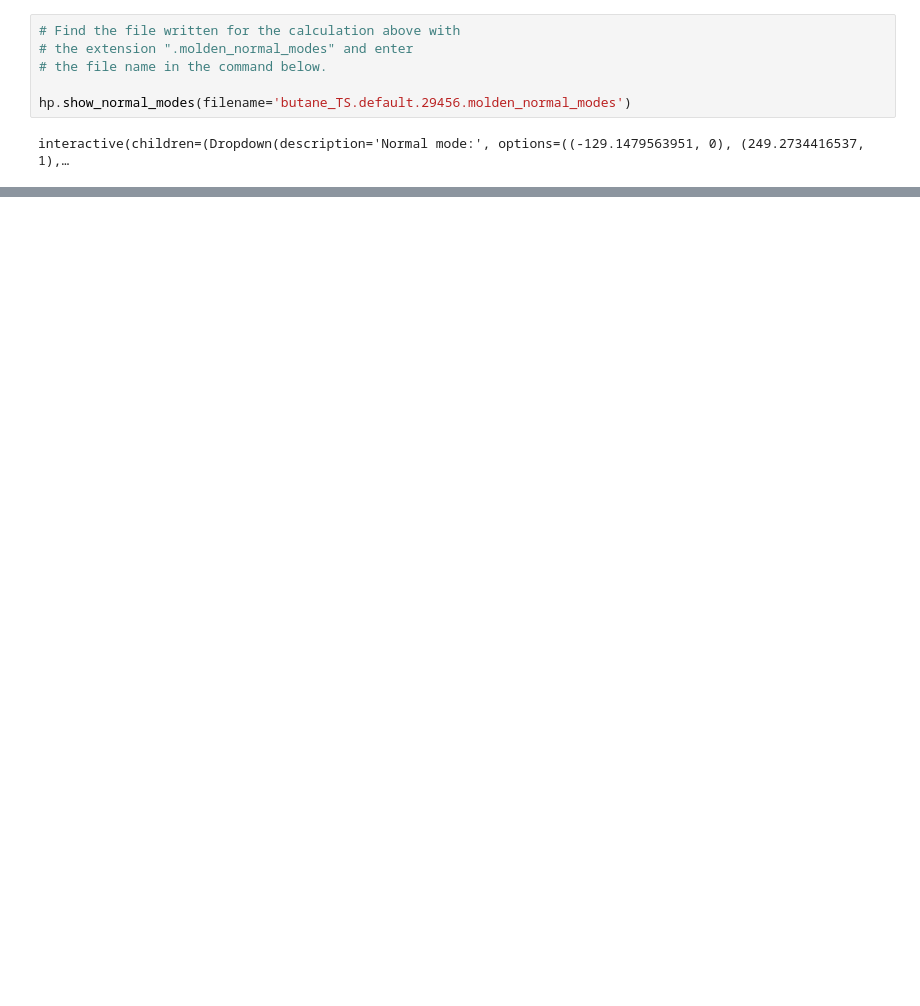
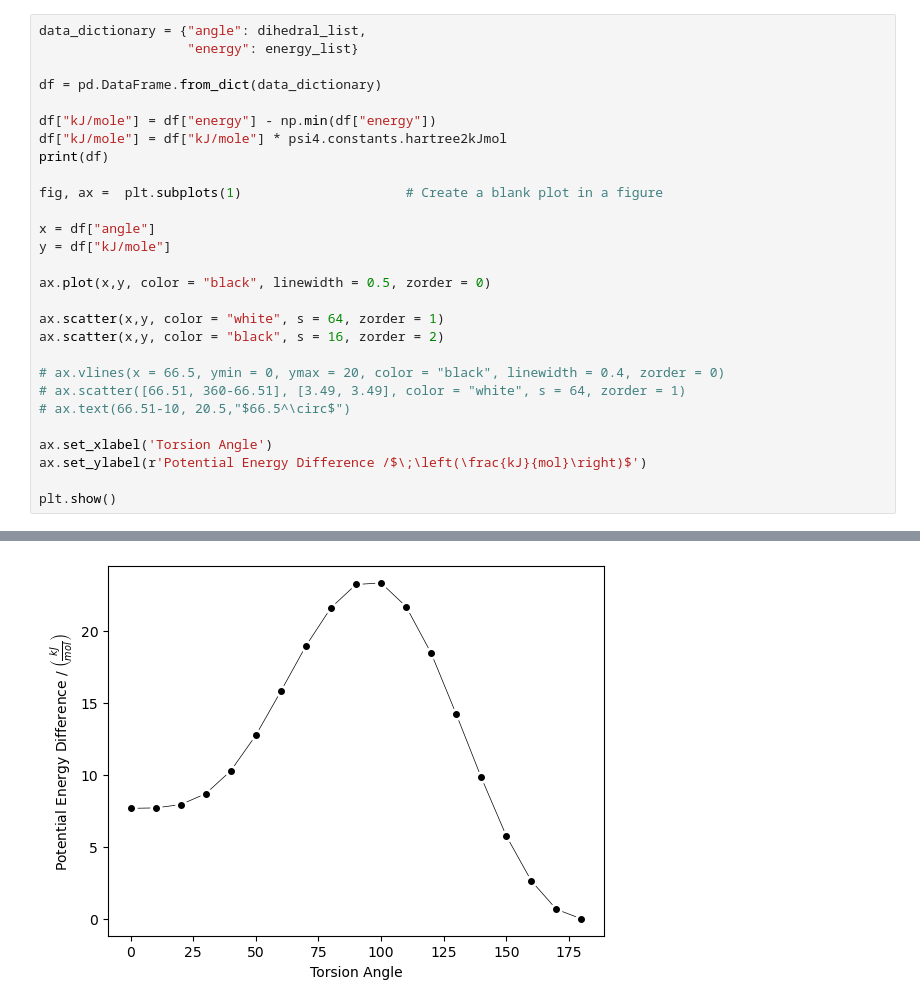
Before and after one commit to blinkletter/TryingPsi4andMore, a Jupyter notebook: 7-psi4-TS-butadiene_rotation.ipynb, the cells around one changed output, grey strips where cells are left out. Saved outputs shown, nothing was run; the diff lists cells and outputs as text; blank space fills up the shorter version.

```diff
--- a/7-psi4-TS-butadiene_rotation.ipynb
+++ b/7-psi4-TS-butadiene_rotation.ipynb
@@ -177,8 +146,29 @@ We conclude that the transition state structure is likely correct (we're not say
-# %%
-# Find the file written for the calculation above with
-# the extension ".molden_normal_modes" and enter
-# the file name in the command below.
-
-hp.show_normal_modes(filename='butane_TS.default.29456.molden_normal_modes')
-# %% [output]
-interactive(children=(Dropdown(description='Normal mode:', options=((-129.1479563951, 0), (249.2734416537, 1),…
+# %%
+data_dictionary = {"angle": dihedral_list,
+                   "energy": energy_list}
+
+df = pd.DataFrame.from_dict(data_dictionary)
+
+df["kJ/mole"] = df["energy"] - np.min(df["energy"])
+df["kJ/mole"] = df["kJ/mole"] * psi4.constants.hartree2kJmol
+print(df)
+
+fig, ax =  plt.subplots(1)                     # Create a blank plot in a figure
+
+x = df["angle"]
+y = df["kJ/mole"]
+
+ax.plot(x,y, color = "black", linewidth = 0.5, zorder = 0)
+
+ax.scatter(x,y, color = "white", s = 64, zorder = 1)
+ax.scatter(x,y, color = "black", s = 16, zorder = 2)
+
+# ax.vlines(x = 66.5, ymin = 0, ymax = 20, color = "black", linewidth = 0.4, zorder = 0)
+# ax.scatter([66.51, 360-66.51], [3.49, 3.49], color = "white", s = 64, zorder = 1)
+# ax.text(66.51-10, 20.5,"$66.5^\circ$")
+
+ax.set_xlabel('Torsion Angle')
+ax.set_ylabel(r'Potential Energy Difference /$\;\left(\frac{kJ}{mol}\right)$')
+
+plt.show()
+# %% [output]
@@ -184,0 +195 @@ interactive(children=(Dropdown(description='Normal mode:', options=((-129.147956
+[figure, added]
```
Also changed, not shown: parts of 9 cells of this notebook, 5 other files.
